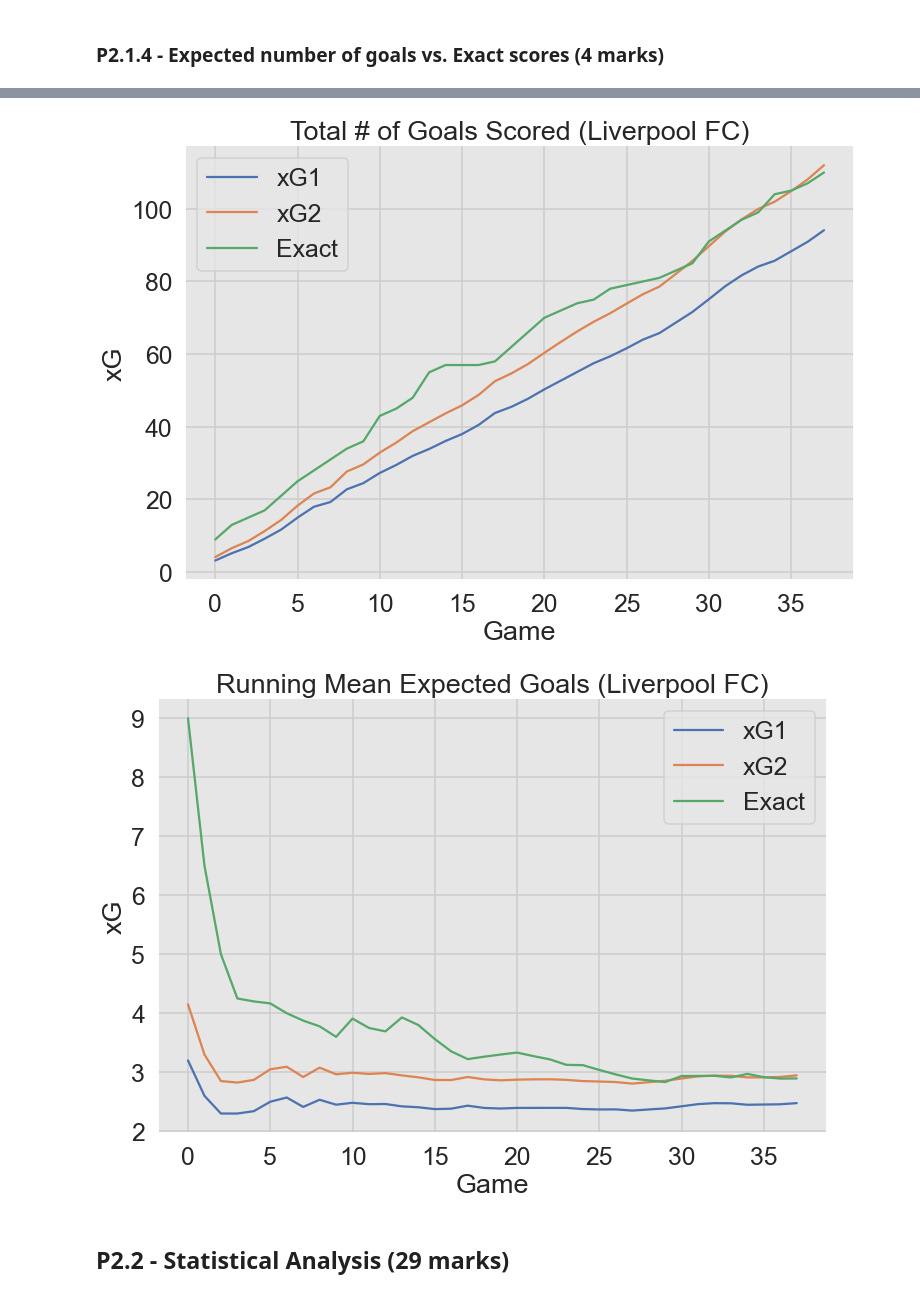
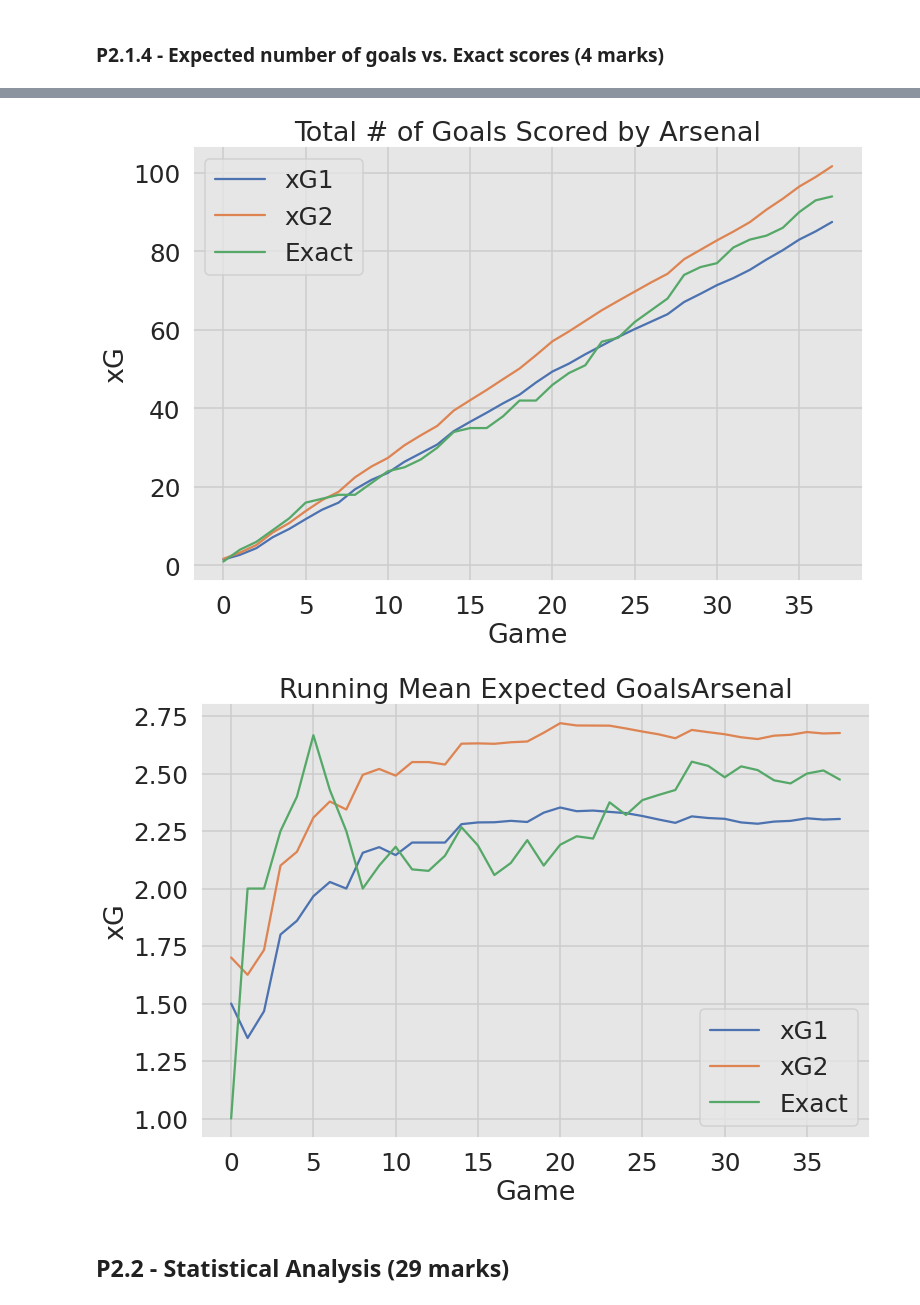
Before and after one commit to Joyfreaky/Computational-Data-Science, a Jupyter notebook: P2.ipynb, the cells around one changed output, grey strips where cells are left out. Drawn from its saved outputs; the diff is of its cells as text; code cells hidden in the pictures.

```diff
--- a/P2.ipynb
+++ b/P2.ipynb
@@ -283,21 +286,28 @@ def xG_plot(df):
     df_xG.rename(columns={'HomeTeam':'Home', 'AwayTeam':'Away'}, inplace=True) # rename columns
     df_xG.rename(columns={'HS':'Home_Shots', 'AS':'Away_Shots', 'HST':'Home_Shots_Target', 'AST':'Away_Shots_Target', 'FTHG':'Home_Score', 'FTAG':'Away_Score'}, inplace=True) # rename columns
 
+    # Add all home team and away team names in a list
+    team_list = []
+    for i in range(len(df_xG)):
+        team_list.append(df_xG.iloc[i,1])
+        team_list.append(df_xG.iloc[i,2])
+
+    team_list = list(set(team_list)) # remove duplicates
+
+    # randomly choose one team from the list
+    team_name = team_list[np.random.randint(0,len(team_list))]
+
+
+
     for i in range(len(df_xG)): # for each row
-        if(df_xG.loc[i, 'Home'] == "Liverpool"):    # if home team is Liverpool
-            df_xG.loc[i, 'Home'] = "Liverpool FC"   # change home team to Liverpool FC
-        if(df_xG.loc[i, 'Away'] == "Liverpool"):    # if away team is Liverpool
-            df_xG.loc[i, 'Away'] = "Liverpool FC"   # change away team to Liverpool FC
 
-        if((df_xG.loc[i, 'Home'] == "Liverpool FC") or (df_xG.loc[i, 'Away'] == "Liverpool FC")): # if home or away team is Liverpool FC
-            df_xG.loc[i, 'Team'] = "Liverpool FC" # change team to Liverpool FC
+        if((df_xG.loc[i, 'Home'] == team_name) or (df_xG.loc[i, 'Away'] == team_name)): # if home or away team is the randomly chosen team
+            df_xG.loc[i, 'Team'] = team_name # add team name
 
         else: # if home or away team is not Liverpool FC
             df_xG.loc[i, 'Team'] = "drop" # drop row
 
     df_xG = df_xG[df_xG['Team'] != "drop"] # drop rows with "drop"
-    df_xG.rename(columns={'Team':'Team'}, inplace=True) # rename columns
-    df_xG.rename(columns={'Home_Shots':'Home_Shots', 'Away_Shots':'Away_Shots', 'Home_Shots_Target':'Home_Shots_Target', 'Away_Shots_Target':'Away_Shots_Target', 'Home_Score':'Home_Score', 'Away_Score':'Away_Score'}, inplace=True) # rename columns
     df_xG.drop(columns=['Home','Away'], inplace=True) # drop index
 
     # Convert string into date
@@ -312,7 +322,7 @@ def xG_plot(df):
     # Create a dataframe with only the columns we need
     df_xG = df_xG[['Date','Team','Home_Shots','Away_Shots','Home_Shots_Target','Away_Shots_Target','Home_Score','Away_Score']]
 
-    # reset index
+    # # reset index
     df_xG.reset_index(inplace=True)
     df_xG.drop(columns=['index'], inplace=True)
 
@@ -336,41 +346,41 @@ def xG_plot(df):
     for i in range(len(df_xG)):
         df_xG.loc[i, 'xG1_Mean'] = df_xG.loc[i, 'xG1_Total'] / (i + 1)
         df_xG.loc[i, 'xG2_Mean'] = df_xG.loc[i, 'xG2_Total'] / (i + 1)
         df_xG.loc[i, 'Exact_Mean'] = df_xG.loc[i, 'Exact_Total'] / (i + 1)
 
 
     # Plot running total/cumulative of xG1 and xG2
     plt.figure(figsize=(12,8))
     plt.plot(df_xG['xG1_Total'], label='xG1')
     plt.plot(df_xG['xG2_Total'], label='xG2')
     plt.plot(df_xG['Exact_Total'], label='Exact')
     plt.legend()
-    plt.title('Total # of Goals Scored (Liverpool FC)')
+    plt.title('Total # of Goals Scored by ' + team_name)
     plt.xlabel('Game')
     plt.ylabel('xG')
 
     # plot running mean of xG1 and xG2
     plt.figure(figsize=(12,8))
     plt.plot(df_xG['xG1_Mean'], label='xG1')
     plt.plot(df_xG['xG2_Mean'], label='xG2')
     plt.plot(df_xG['Exact_Mean'], label='Exact')
     plt.legend()
-    plt.title('Running Mean Expected Goals (Liverpool FC)')
+    plt.title('Running Mean Expected Goals' + team_name)
     plt.xlabel('Game')
     plt.ylabel('xG')
 
 
 
 
-    team = "Liverpool FC"
-    xG1 = df_xG[df_xG['Team_xG'] == team]['xG1_Mean'].iloc[-1]
-    xG2 = df_xG[df_xG['Team_xG'] == team]['xG2_Mean'].iloc[-1]
 
-    return {team:(xG1, xG2)} # just for an example. your result might differ from this definition.
+    xG1 = df_xG[df_xG['Team_xG'] == team_name]['xG1_Mean'].iloc[-1]
+    xG2 = df_xG[df_xG['Team_xG'] == team_name]['xG2_Mean'].iloc[-1]
+
+    return {team_name:(xG1, xG2)} # just for an example. your result might differ from this definition.
 xG = xG_plot(df)
 # %% [output]
-[figure, old version]
+[figure, new version]
-[figure, old version]
+[figure, new version]
 # %% [markdown]
 ## P2.2 - Statistical Analysis (29 marks)
 # %% [markdown]
```
Also changed, not shown: parts of 8 cells of this notebook, 1 other file.
